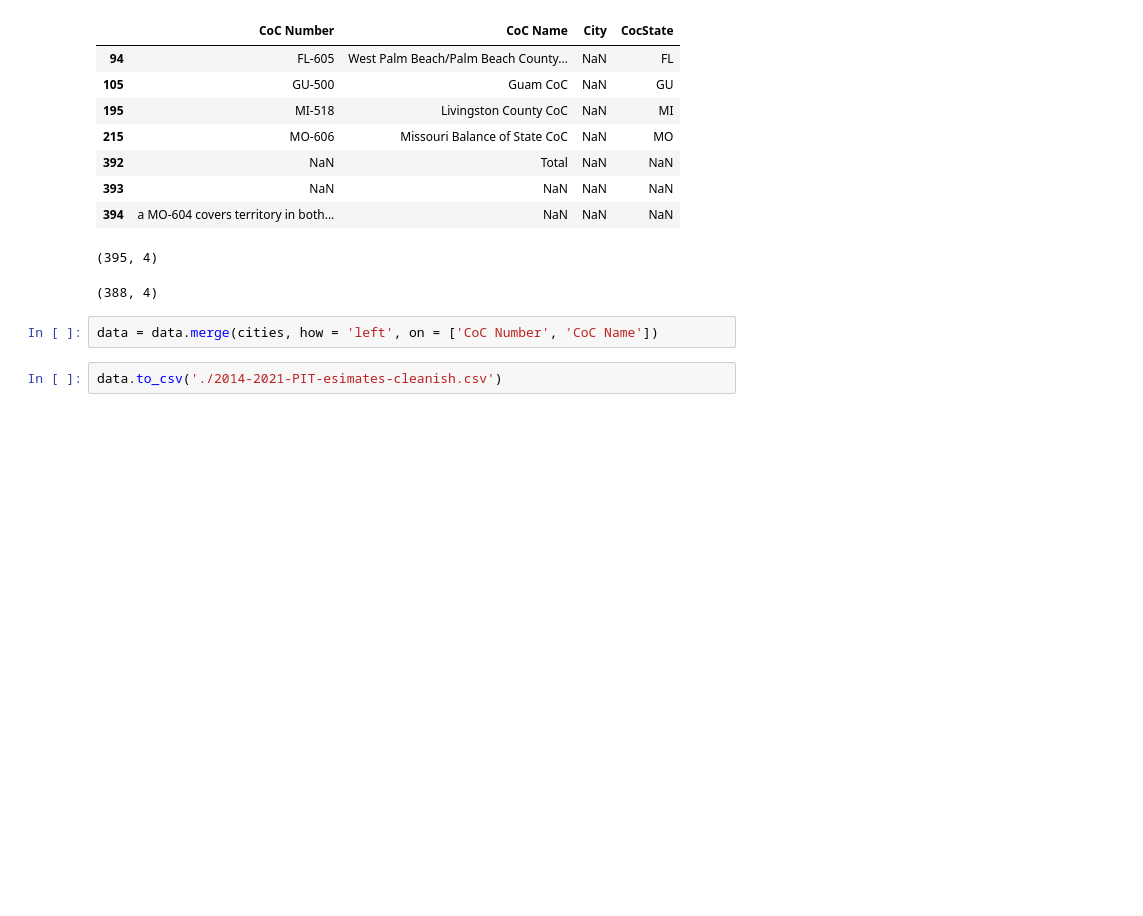
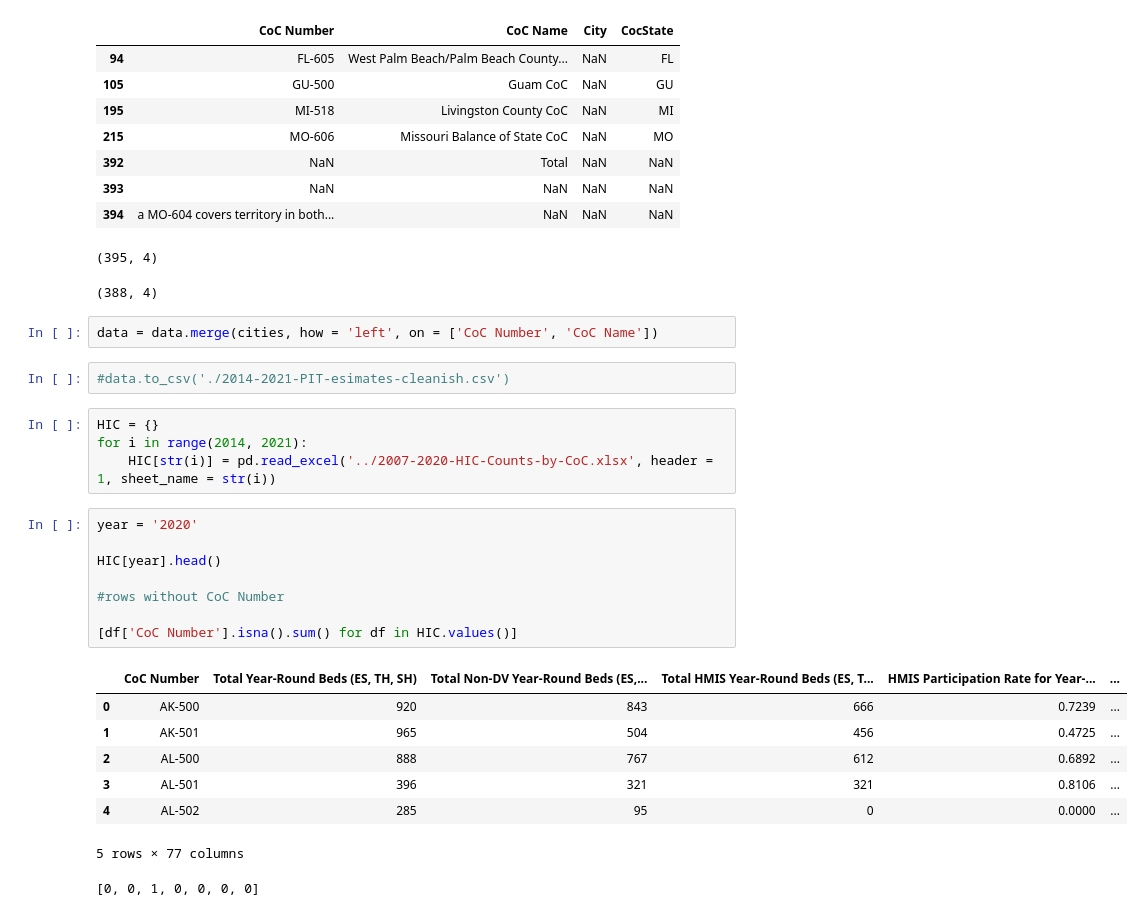
Before and after one commit to AndrewGossage/Homelessness-in-America, a Jupyter notebook: data/homelessness/homelessness_cleaning/Data Cleaning 2.ipynb, the cells around one changed output. Drawn from its saved outputs; the diff is of its cells as text; blank space fills up the shorter version.

Commit message:
looke at HIC data

```diff
--- a/data/homelessness/homelessness_cleaning/Data Cleaning 2.ipynb
+++ b/data/homelessness/homelessness_cleaning/Data Cleaning 2.ipynb
@@ -146,4 +146,25 @@ cities = cities.rename(columns = {'CocState': 'State'})
 # %%
 data = data.merge(cities, how = 'left', on = ['CoC Number', 'CoC Name'])
 # %%
-data.to_csv('./2014-2021-PIT-esimates-cleanish.csv')
+#data.to_csv('./2014-2021-PIT-esimates-cleanish.csv')
+# %%
+HIC = {}
+for i in range(2014, 2021):
+    HIC[str(i)] = pd.read_excel('../2007-2020-HIC-Counts-by-CoC.xlsx', header = 1, sheet_name = str(i))
+# %%
+year = '2020'
+
+HIC[year].head()
+
+#rows without CoC Number
+
+[df['CoC Number'].isna().sum() for df in HIC.values()]
+# %% [output]
+|  | CoC Number | Total Year-Round Beds (ES, TH, SH) | Total Non-DV Year-Round Beds (ES,... | Total HMIS Year-Round Beds (ES, T... | HMIS Participation Rate for Year-... | ... |
+| 0 | AK-500 | 920 | 843 | 666 | 0.7239 | ... |
+| 1 | AK-501 | 965 | 504 | 456 | 0.4725 | ... |
+| 2 | AL-500 | 888 | 767 | 612 | 0.6892 | ... |
+| 3 | AL-501 | 396 | 321 | 321 | 0.8106 | ... |
+| 4 | AL-502 | 285 | 95 | 0 | 0.0000 | ... |
+5 rows × 77 columns
+[0, 0, 1, 0, 0, 0, 0]
```
Also changed, not shown: parts of 8 cells of this notebook, 2 other files.
